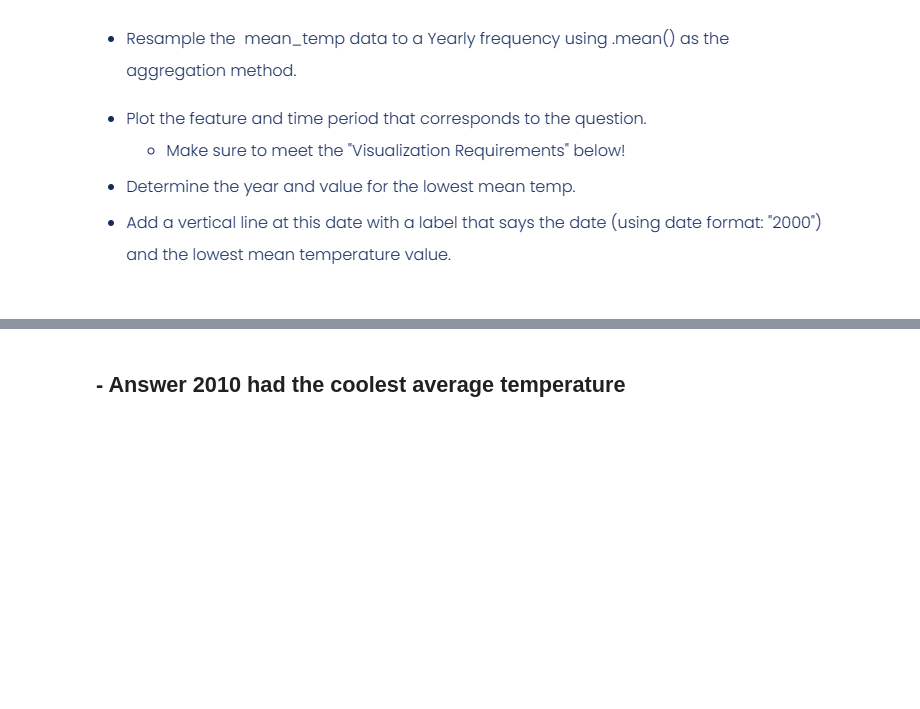
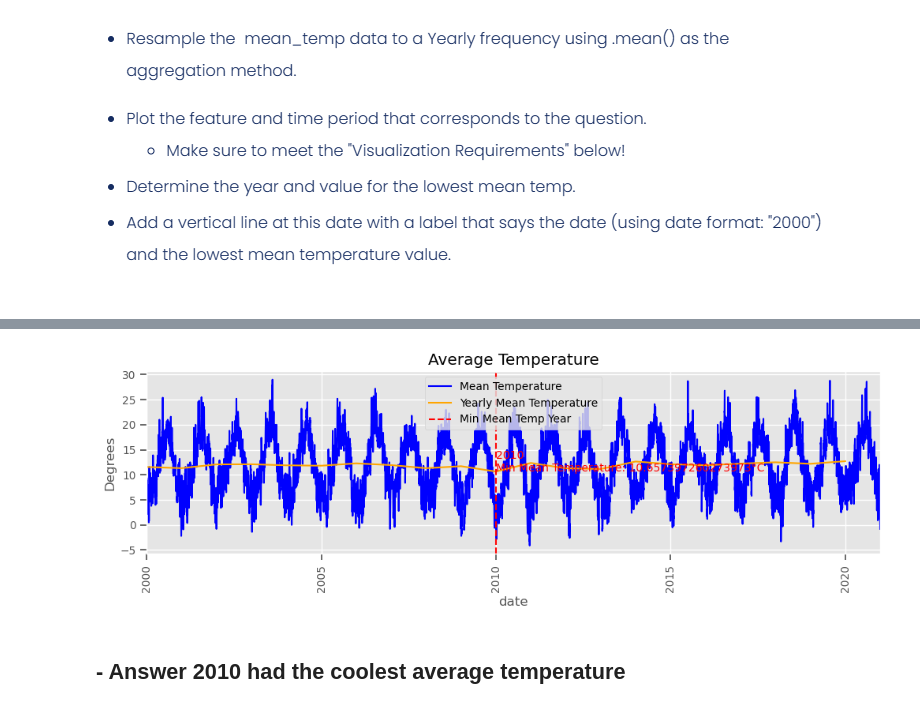
Before and after one commit to lrnrdr/CORE-Resampling-Datetime-Data, a Jupyter notebook: Core_Resampling Datetime Data.ipynb, the cells around one changed output, grey strips where cells are left out. Drawn from its saved outputs; the diff is of its cells as text; code cells hidden in the pictures; blank space fills up the shorter version.

```diff
--- a/Core_Resampling Datetime Data.ipynb
+++ b/Core_Resampling Datetime Data.ipynb
@@ -332,2 +302,45 @@ plt.show()
+# %%
+# Resample the mean_temp column to a Yearly frequency using .mean() as the aggregation method
+yearly_mean_temp = df['mean_temp'].resample('Y').mean()
+
+# Find the year and corresponding value for the lowest mean temperature
+min_mean_temp_year = yearly_mean_temp.idxmin().year
+min_mean_temp_value = yearly_mean_temp.min()
+
+# Create a wide figure
+fig, ax = plt.subplots(figsize=(12, 3))
+
+# Plot the mean temperature data
+df['mean_temp'].plot(ax=ax, label='Mean Temperature', color='blue')
+
+# Plot the yearly mean temperature on the same axis
+yearly_mean_temp.plot(ax=ax, label='Yearly Mean Temperature', color='orange')
+
+# Add a vertical line at the date with the lowest mean temperature
+ax.axvline(x=f'{min_mean_temp_year}-01-01', color='red', linestyle='--', label='Min Mean Temp Year')
+
+# Add label for the vertical line
+ax.text(f'{min_mean_temp_year}-01-01', min_mean_temp_value, f"{min_mean_temp_year}\nMin Mean Temperature: {min_mean_temp_value}°C", color='red')
+
+# Set title and labels
+plt.title('Average Temperature')
+plt.ylabel('Degrees')
+
+# Customize the major x-axis ticks
+ax.xaxis.set_major_locator(mdates.YearLocator(base=5))  # Major ticks every 5 years
+ax.xaxis.set_major_formatter(mdates.DateFormatter('%Y'))  # Use 4-digit years
+plt.xticks(rotation=90)  # Rotate the major ticks' labels 90 degrees
+
+# Customize the minor x-axis ticks
+ax.xaxis.set_minor_locator(mdates.YearLocator())  # Minor ticks every 1 year
+plt.minorticks_off()  # Do not label the minor ticks
+
+# Add legend
+ax.legend()
+
+# Show the plot
+plt.show()
+# %% [output]
+[figure, added]
 # %% [markdown]
 ## - Answer 2010 had the coolest average temperature
```
Also changed, not shown: parts of 2 cells of this notebook.
